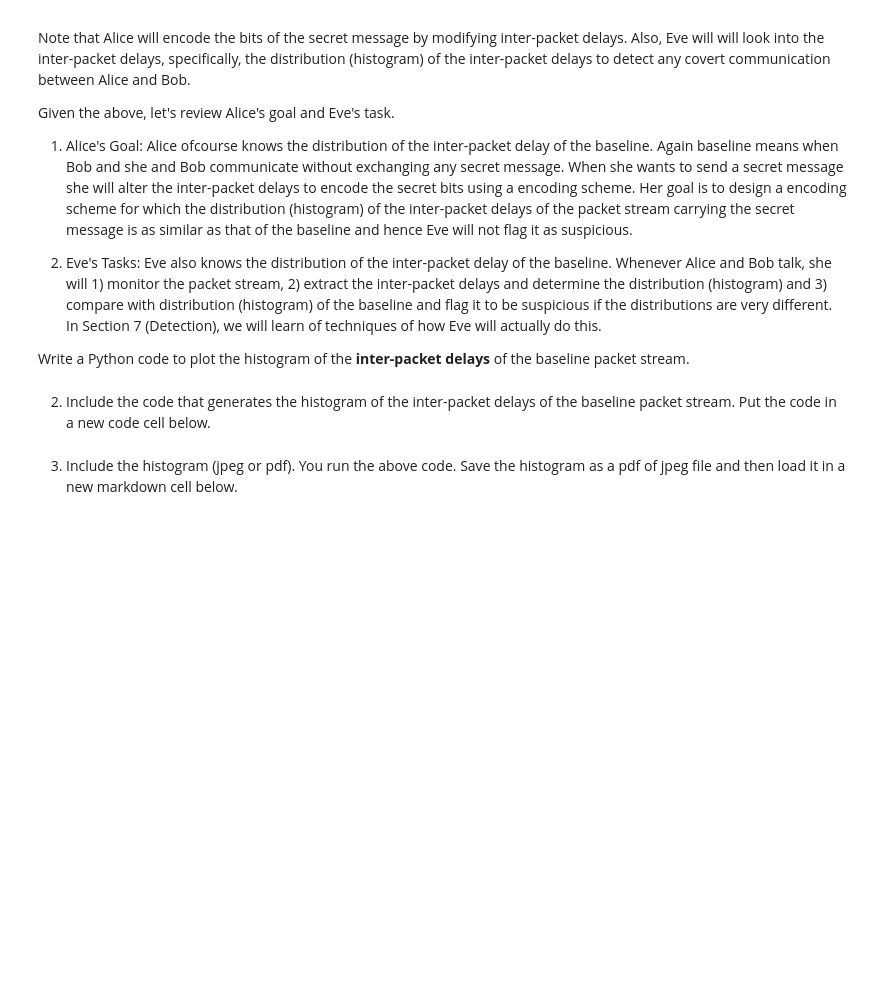
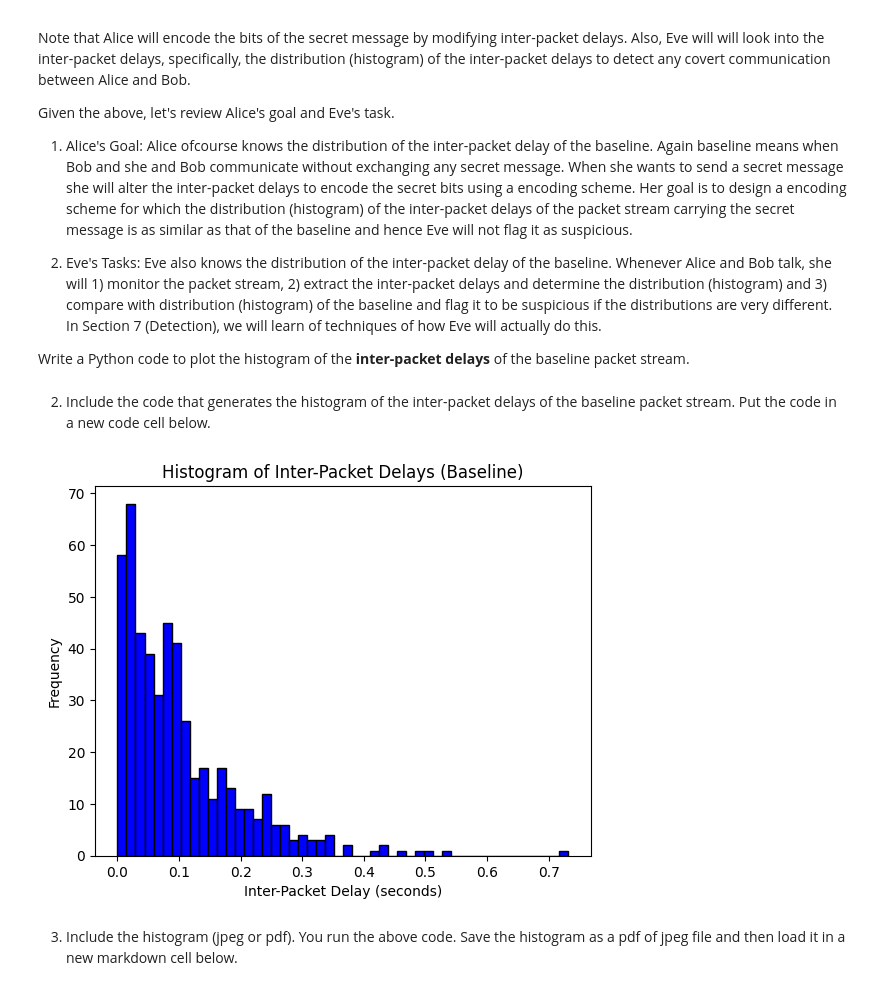
Before and after one commit to nguyjtra/test, a Jupyter notebook: ECS132_Project_Spring_2025_Draft.ipynb, the cells around one changed output. Saved outputs shown, nothing was run; the diff lists cells and outputs as text; code cells hidden in the pictures; blank space fills up the shorter version.

```diff
--- a/ECS132_Project_Spring_2025_Draft.ipynb
+++ b/ECS132_Project_Spring_2025_Draft.ipynb
@@ -98,5 +106,35 @@ Given the above, let's review Alice's goal and Eve's task.
 Write a Python code to plot the histogram of the **inter-packet delays** of the baseline packet stream.
 # %% [markdown]
 2. Include the code that generates the histogram  of the inter-packet delays of the baseline packet stream. Put the code in a new code cell below.
+# %%
+# Import necessary libraries
+import pandas as pd
+import matplotlib.pyplot as plt
+
+# Step 1: Load the CSV file into a DataFrame
+file_path = 'Data/Traffic_data_orig.csv'
+data = pd.read_csv(file_path)
+
+# Step 2: Extract the packet times (assuming the column is named 'time')
+packet_times = data['Time']
+
+# Step 3: Calculate the inter-packet delays
+inter_packet_delays = packet_times.diff()
+
+# Step 4: Remove the first NaN value
+inter_packet_delays = inter_packet_delays.dropna()
+
+# Step 5: Plot the histogram
+plt.hist(inter_packet_delays, bins=50, color='blue', edgecolor='black')
+
+# Step 6: Add labels and title
+plt.xlabel('Inter-Packet Delay (seconds)')
+plt.ylabel('Frequency')
+plt.title('Histogram of Inter-Packet Delays (Baseline)')
+
+# Step 7: Show the plot
+plt.show()
+# %% [output]
+[figure, added]
 # %% [markdown]
 3. Include the histogram (jpeg or pdf). You run the above code. Save the histogram as a pdf of jpeg file and then load it in a new markdown cell below.
```
Also changed, not shown: parts of 21 cells of this notebook.
